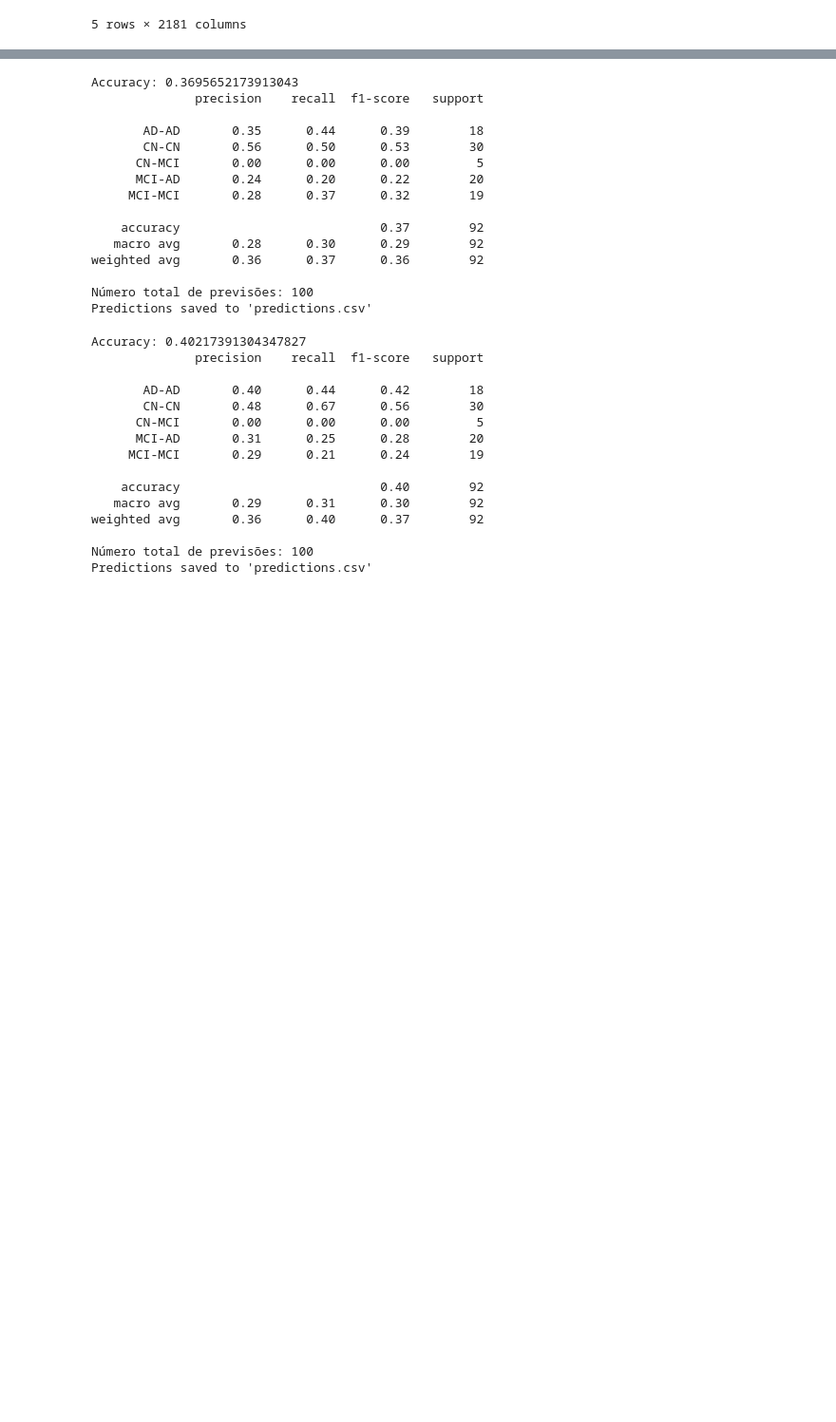
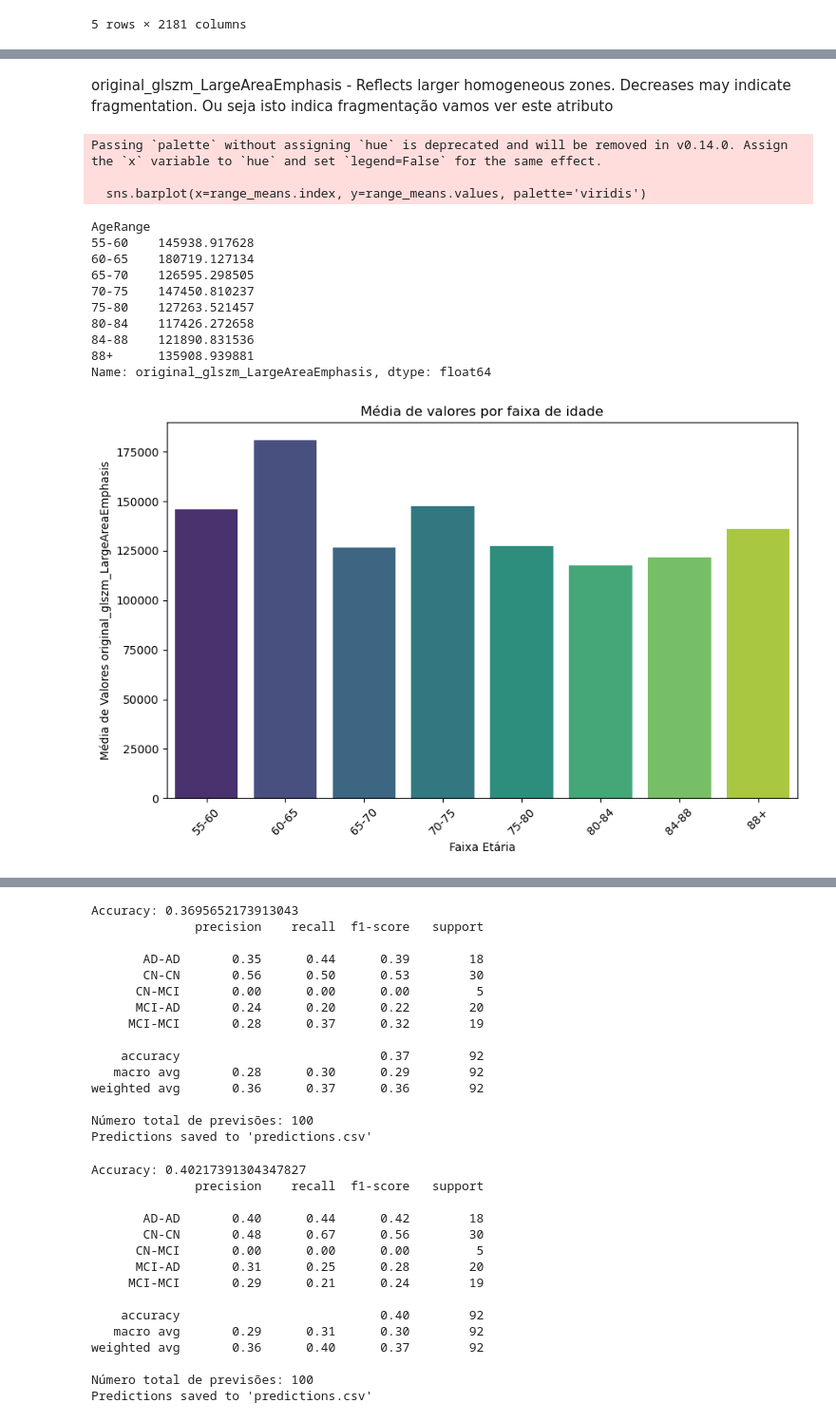
Before and after one commit to Jp1823/Projeto_DAA, a Jupyter notebook: ScriptsDAA/Data_Analysis.ipynb, the cells around one changed output, grey strips where cells are left out. Shown at 95% size. Cells and saved outputs as stored; diff of their text form; code cells hidden in the pictures; blank space fills up the shorter version.

Commit message:
Analise_Dados

```diff
--- a/ScriptsDAA/Data_Analysis.ipynb
+++ b/ScriptsDAA/Data_Analysis.ipynb
@@ -36,0 +101,37 @@ display(hipp_train)
+# %% [markdown]
+original_glszm_LargeAreaEmphasis - Reflects larger homogeneous zones. Decreases may indicate fragmentation.
+Ou seja isto indica fragmentação vamos ver este atributo
+# %%
+
+# Agrupa os dados por faixa etária e calcula a média
+#Só tens de mudar o original_glszm_LargeAreaEmphasis para a feature que queres ver, o resto é igual
+range_means = df.groupby('AgeRange')['original_glszm_LargeAreaEmphasis'].mean()
+
+# Basicamente calcula a média do valor da feature para cada faixa etária
+
+# Exibe os resultados
+print(range_means)
+
+# Plotando os resultados
+plt.figure(figsize=(10, 6))
+sns.barplot(x=range_means.index, y=range_means.values, palette='viridis')
+plt.title('Média de valores por faixa de idade')
+plt.xlabel('Faixa Etária')
+plt.ylabel('Média de Valores original_glszm_LargeAreaEmphasis')
+plt.xticks(rotation=45)
+plt.show()
+# %% [output]
+Passing `palette` without assigning `hue` is deprecated and will be removed in v0.14.0. Assign the `x` variable to `hue` and set `legend=False` for the same effect.
+
+  sns.barplot(x=range_means.index, y=range_means.values, palette='viridis')
+AgeRange
+55-60    145938.917628
+60-65    180719.127134
+65-70    126595.298505
+70-75    147450.810237
+75-80    127263.521457
+80-84    117426.272658
+84-88    121890.831536
+88+      135908.939881
+Name: original_glszm_LargeAreaEmphasis, dtype: float64
+[figure, added]
```
Also changed, not shown: parts of 16 cells of this notebook, 5 other files.
